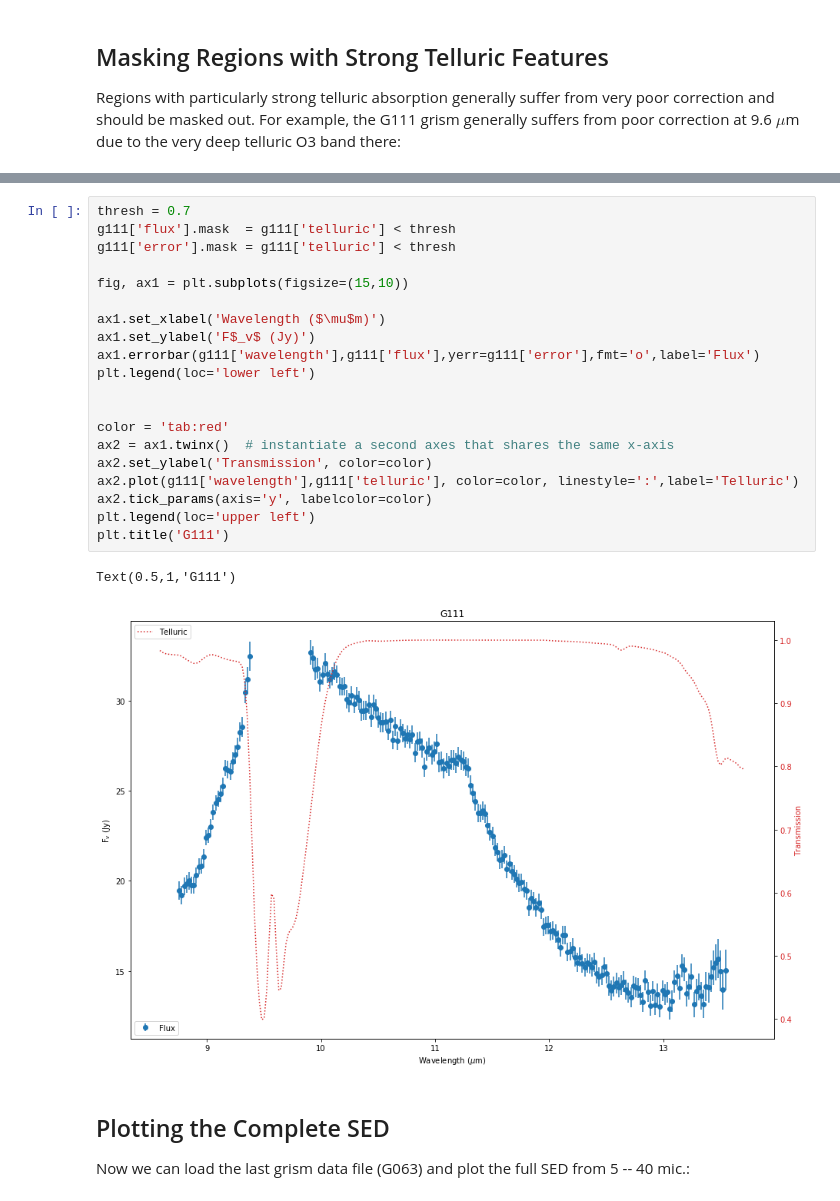
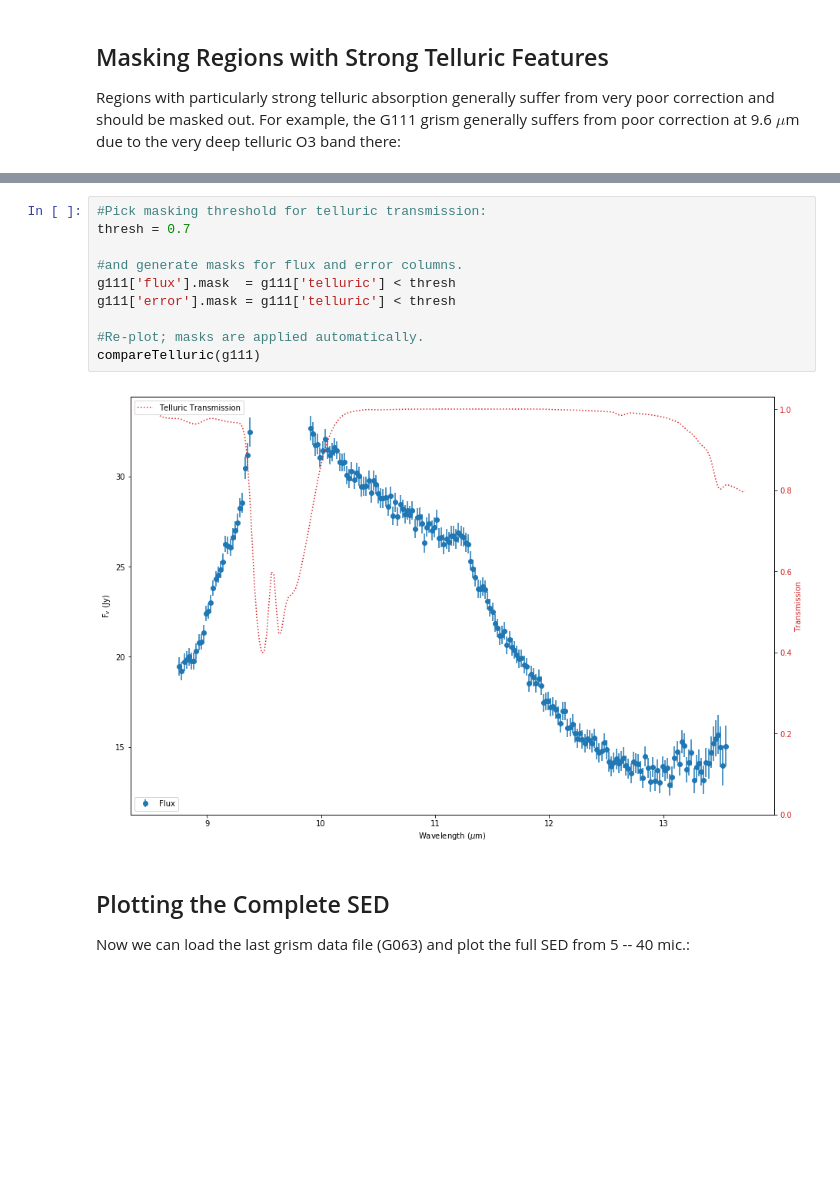
Before and after one commit to SOFIAObservatory/Recipes, a Jupyter notebook: FORCAST-Grism_Inspection.ipynb, the cells around one changed output, grey strips where cells are left out. Saved outputs shown, nothing was run; the diff lists cells and outputs as text; blank space fills up the shorter version.

```diff
--- a/FORCAST-Grism_Inspection.ipynb
+++ b/FORCAST-Grism_Inspection.ipynb
@@ -226,26 +306,15 @@ Now mask out all flux values for which the transmission is less than some thresh
-# %%
-thresh = 0.7
-g111['flux'].mask  = g111['telluric'] < thresh
-g111['error'].mask = g111['telluric'] < thresh
-
-fig, ax1 = plt.subplots(figsize=(15,10))
-
-ax1.set_xlabel('Wavelength ($\mu$m)')
-ax1.set_ylabel('F$_v$ (Jy)')
-ax1.errorbar(g111['wavelength'],g111['flux'],yerr=g111['error'],fmt='o',label='Flux')
-plt.legend(loc='lower left')
-
-
-color = 'tab:red'
-ax2 = ax1.twinx()  # instantiate a second axes that shares the same x-axis
-ax2.set_ylabel('Transmission', color=color)
-ax2.plot(g111['wavelength'],g111['telluric'], color=color, linestyle=':',label='Telluric')
-ax2.tick_params(axis='y', labelcolor=color)
-plt.legend(loc='upper left')
-plt.title('G111')
-# %% [output]
-Text(0.5,1,'G111')
-[figure, removed]
+# %%
+#Pick masking threshold for telluric transmission:
+thresh = 0.7
+
+#and generate masks for flux and error columns.
+g111['flux'].mask  = g111['telluric'] < thresh
+g111['error'].mask = g111['telluric'] < thresh
+
+#Re-plot; masks are applied automatically.
+compareTelluric(g111)
+# %% [output]
+[figure, added]
 # %% [markdown]
 ## Plotting the Complete SED
 
```
Also changed, not shown: parts of 31 cells of this notebook, 1 other file.
